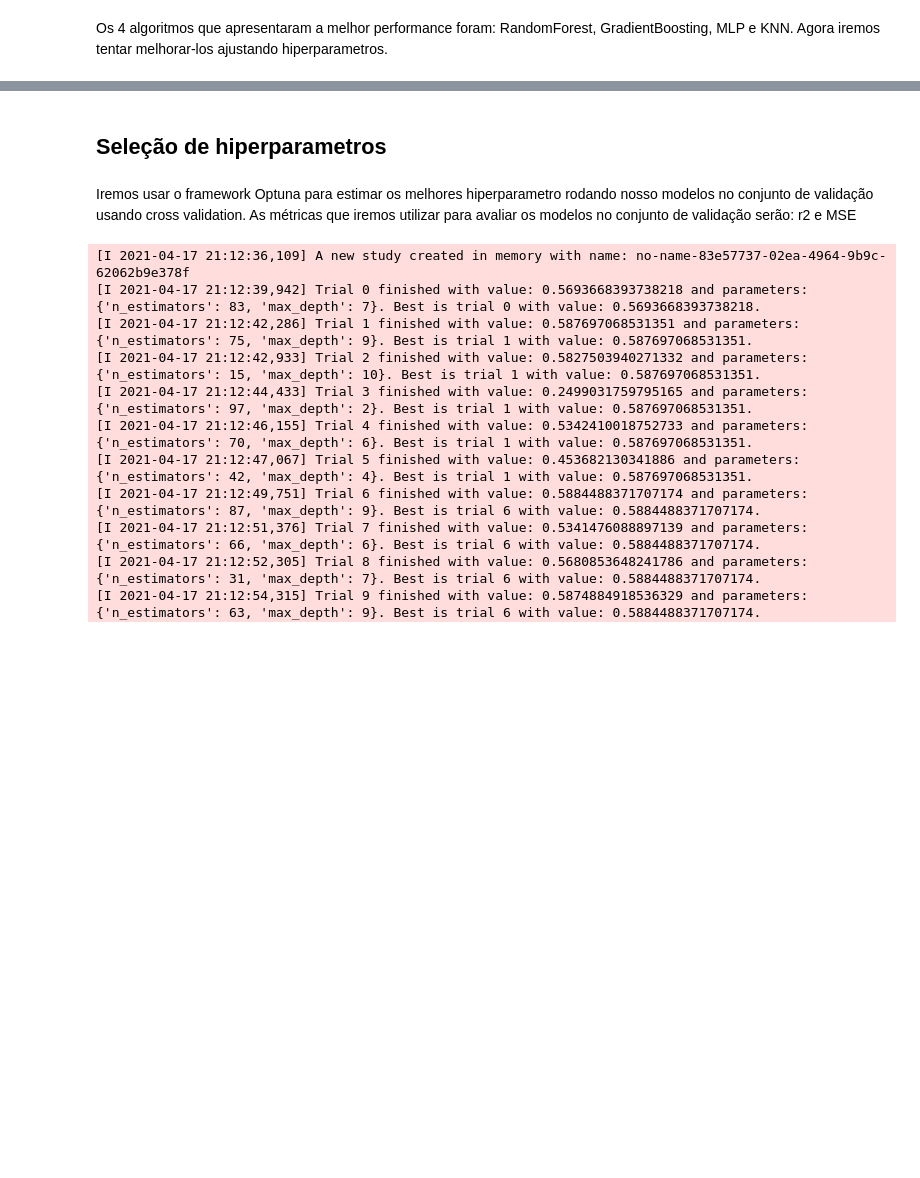
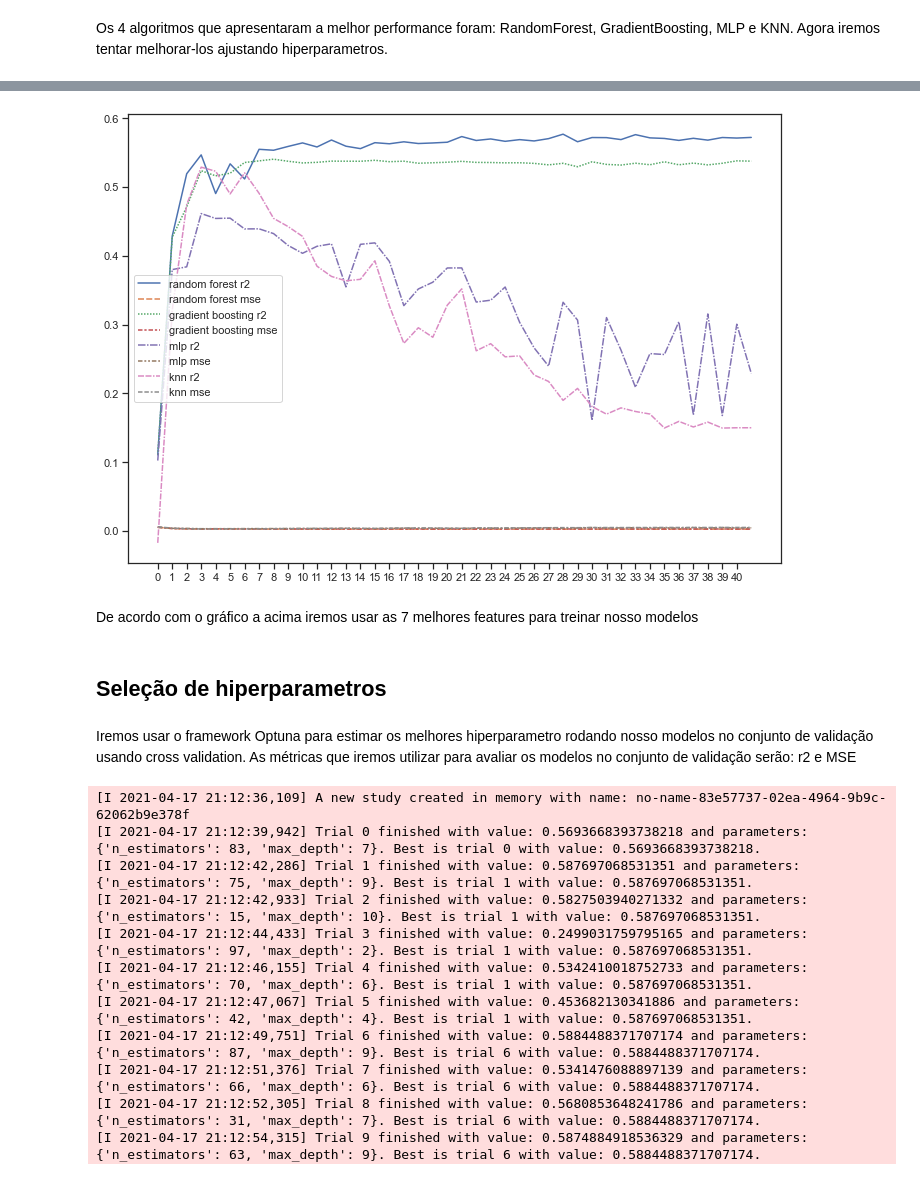
Before and after one commit to rafaellsma/adsense-analysis, a Jupyter notebook: regression_projeto2.ipynb, the cells around one changed output, grey strips where cells are left out. Cells and saved outputs as stored; diff of their text form; code cells hidden in the pictures; blank space fills up the shorter version.

Commit message:
use SelectKBest to do feature selection

```diff
--- a/regression_projeto2.ipynb
+++ b/regression_projeto2.ipynb
@@ -157,3 +162,8 @@ X_train, X_test, y_train, y_test = train_test_split(X_new, y, test_size=0.3, ran
+# %%
+def split_data(X, y):
+    return train_test_split(X, y, test_size=0.3, random_state=0)
+
+X_train, X_test, y_train, y_test = split_data(dataset.drop('adCost', axis=1), dataset.adCost)
 # %% [markdown]
 ## Seleção de algoritmos para regressão
 # %% [markdown]
@@ -249,0 +239,27 @@ Os 4 algoritmos que apresentaram a melhor performance foram: RandomForest, Gradi
+# %%
+randomForestMetrics = []
+gradiendBoostingMetrics = []
+mlpMetrics = []
+knnMetrics = []
+for i in range(1, len(X.columns)):
+    X_new = SelectKBest(mutual_info_regression, k=i).fit_transform(X, y)
+    X_train, X_test, y_train, y_test = split_data(X_new, y)
+    randomForest = RandomForestRegressor(random_state=0)
+    knn = KNeighborsRegressor()
+    mlp = MLPRegressor(random_state=0)
+    gradientBoosting = GradientBoostingRegressor(random_state=0)
+
+    randomForest.fit(X_train, y_train)
+    knn.fit(X_train, y_train)
+    mlp.fit(X_train, y_train)
+    gradientBoosting.fit(X_train, y_train)
+
+    randomForestPredictions = randomForest.predict(X_test)
+    knnPredictions = knn.predict(X_test)
+    mlpPredictions = mlp.predict(X_test)
+    gradientBoostingPredictions = gradientBoosting.predict(X_test)
+
+    randomForestMetrics += [getMetrics('random forest', randomForestPredictions, False)]
+    knnMetrics += [getMetrics('knn', knnPredictions, False)]
+    mlpMetrics += [getMetrics('mlp', mlpPredictions, False)]
+    gradiendBoostingMetrics += [getMetrics('gradient boosting', gradientBoostingPredictions, False)]
@@ -249,0 +284,13 @@ Os 4 algoritmos que apresentaram a melhor performance foram: RandomForest, Gradi
+# %%
+df1 = pd.DataFrame(randomForestMetrics, columns=["random forest r2", "random forest mse"])
+df2 = pd.DataFrame(gradiendBoostingMetrics, columns=["gradient boosting r2", "gradient boosting mse"])
+df3 = pd.DataFrame(mlpMetrics, columns=["mlp r2", "mlp mse"])
+df4 = pd.DataFrame(knnMetrics, columns=["knn r2", "knn mse"])
+
+g = sns.lineplot(data=pd.concat([df1,df2, df3, df4], axis=1))
+g.set_xticks(range(0, 41))
+print()
+# %% [output]
+[figure, added]
+# %% [markdown]
+De acordo com o gráfico a acima iremos usar as 7 melhores features para treinar nosso modelos
```
Also changed, not shown: parts of 10 cells of this notebook.
